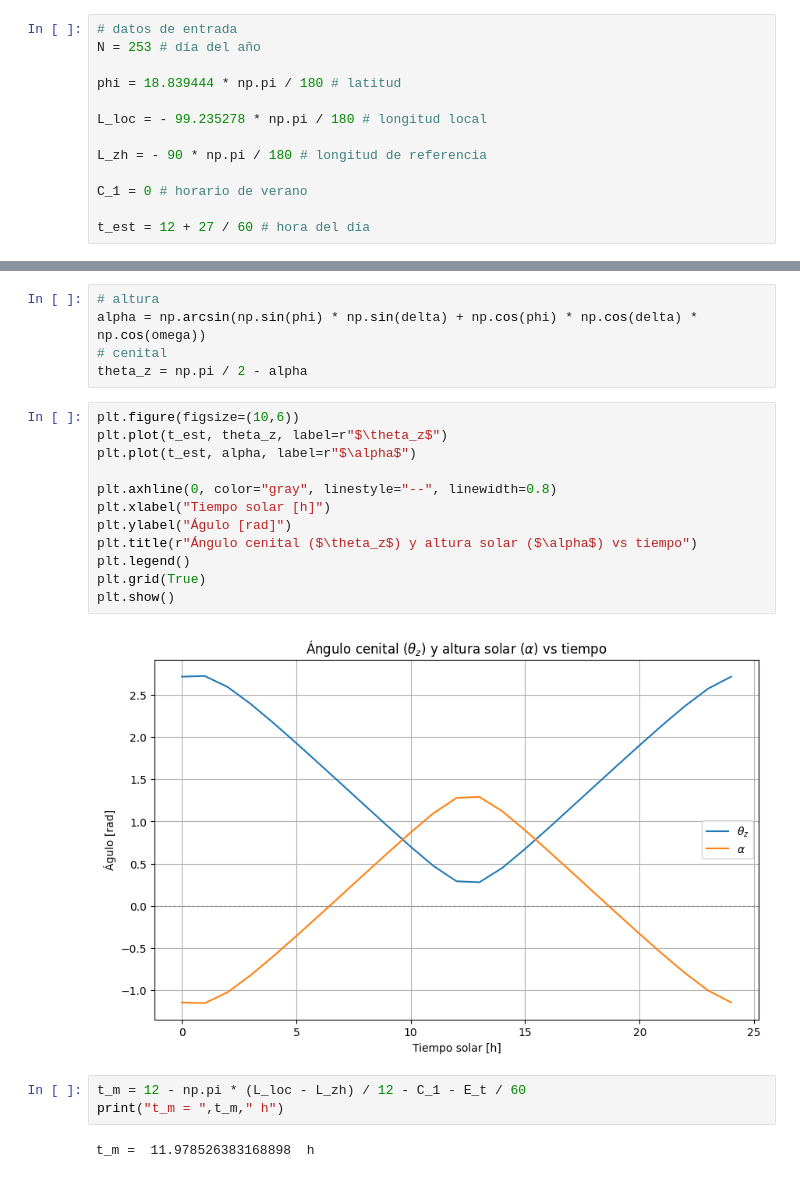
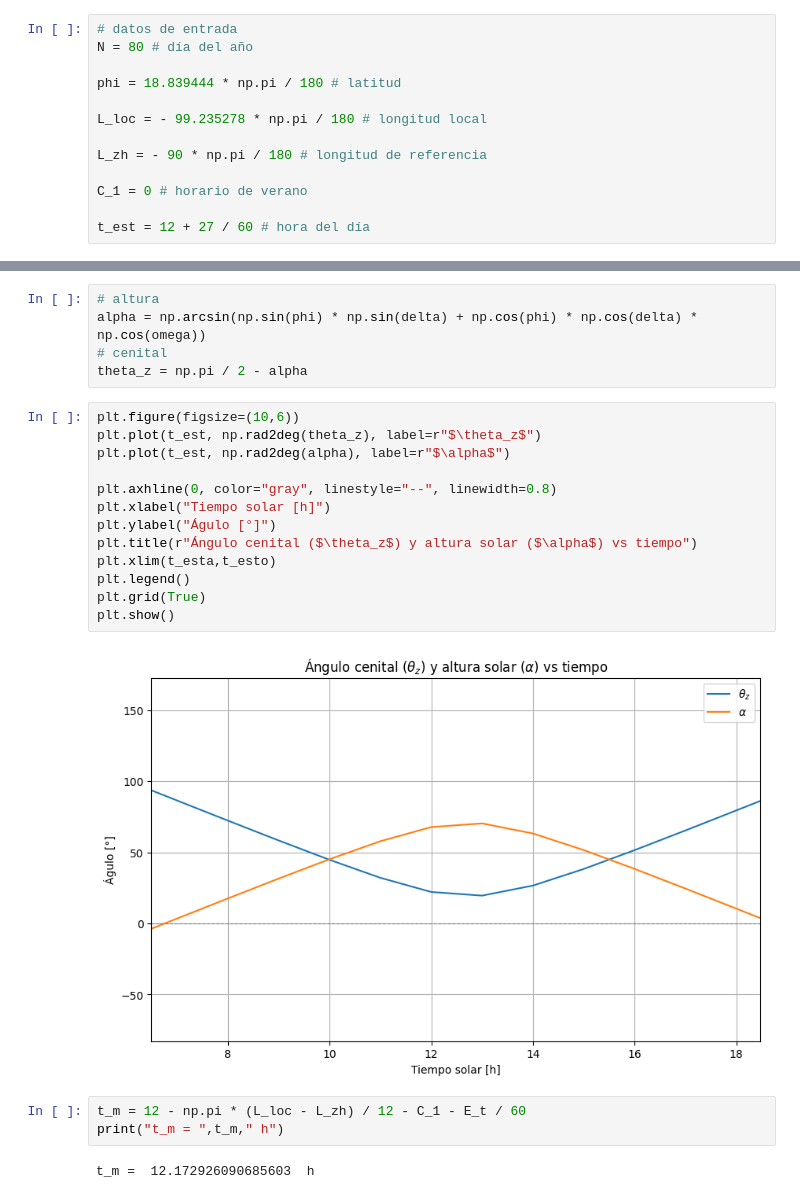
Before and after one commit to alejandroceba/posicion_sol1, a Jupyter notebook: posicion_sol.ipynb, the cells around one changed output, grey strips where cells are left out. Cells and saved outputs as stored; diff of their text form.

```diff
--- a/posicion_sol.ipynb
+++ b/posicion_sol.ipynb
@@ -5,7 +5,7 @@ import math
 import matplotlib.pyplot as plt
 # %%
 # datos de entrada
-N = 253 # día del año
+N = 80 # día del año
 
 phi = 18.839444 * np.pi / 180 # latitud
 
@@ -91,20 +91,21 @@ alpha = np.arcsin(np.sin(phi) * np.sin(delta) + np.cos(phi) * np.cos(delta) * np
 theta_z = np.pi / 2 - alpha
 # %%
 plt.figure(figsize=(10,6))
-plt.plot(t_est, theta_z, label=r"$\theta_z$")
-plt.plot(t_est, alpha, label=r"$\alpha$")
+plt.plot(t_est, np.rad2deg(theta_z), label=r"$\theta_z$")
+plt.plot(t_est, np.rad2deg(alpha), label=r"$\alpha$")
 
 plt.axhline(0, color="gray", linestyle="--", linewidth=0.8)
 plt.xlabel("Tiempo solar [h]")
-plt.ylabel("Águlo [rad]")
+plt.ylabel("Águlo [°]")
 plt.title(r"Ángulo cenital ($\theta_z$) y altura solar ($\alpha$) vs tiempo")
+plt.xlim(t_esta,t_esto)
 plt.legend()
 plt.grid(True)
 plt.show()
 # %% [output]
-[figure, old version]
+[figure, new version]
 # %%
 t_m = 12 - np.pi * (L_loc - L_zh) / 12 - C_1 - E_t / 60
 print("t_m = ",t_m," h")
 # %% [output]
-t_m =  11.978526383168898  h
+t_m =  12.172926090685603  h
```
Also changed, not shown: parts of 6 cells of this notebook.
